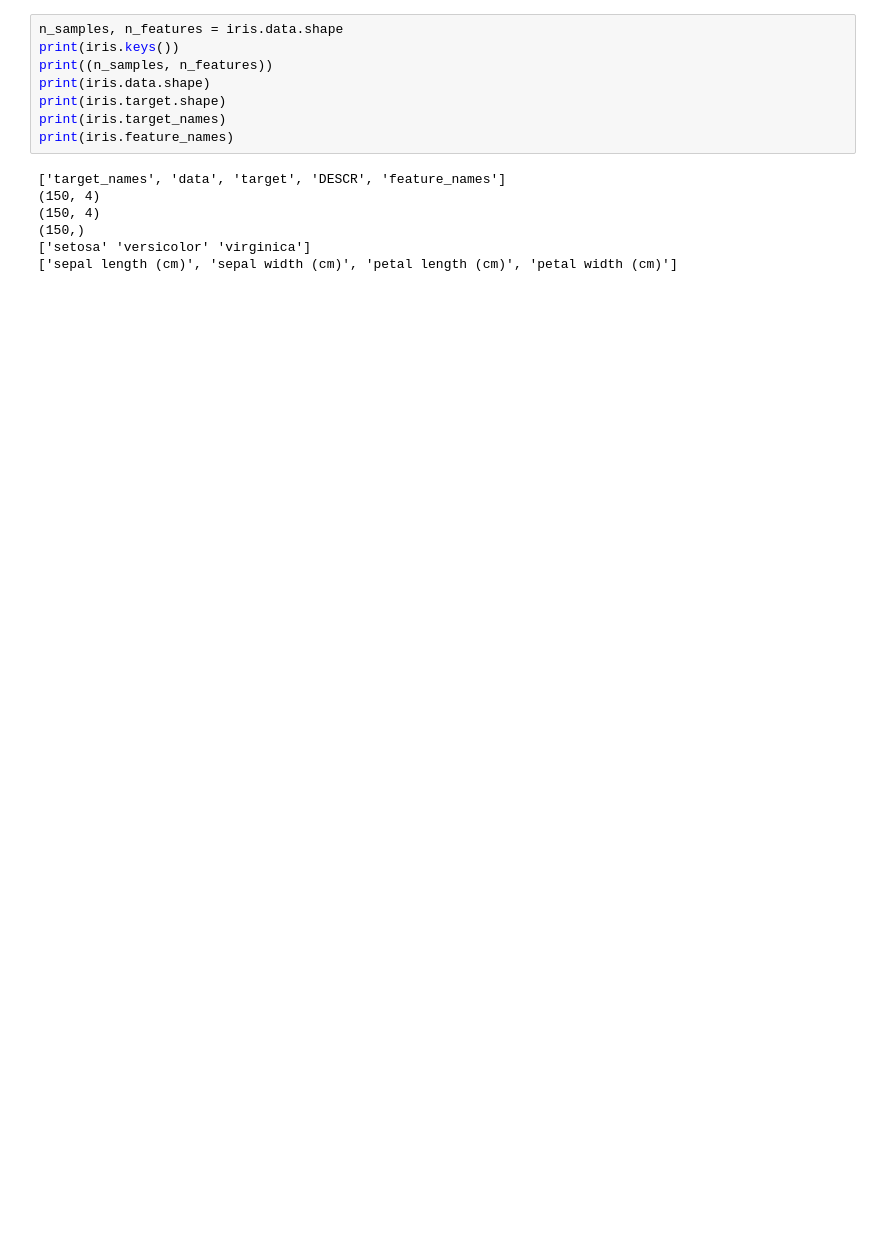
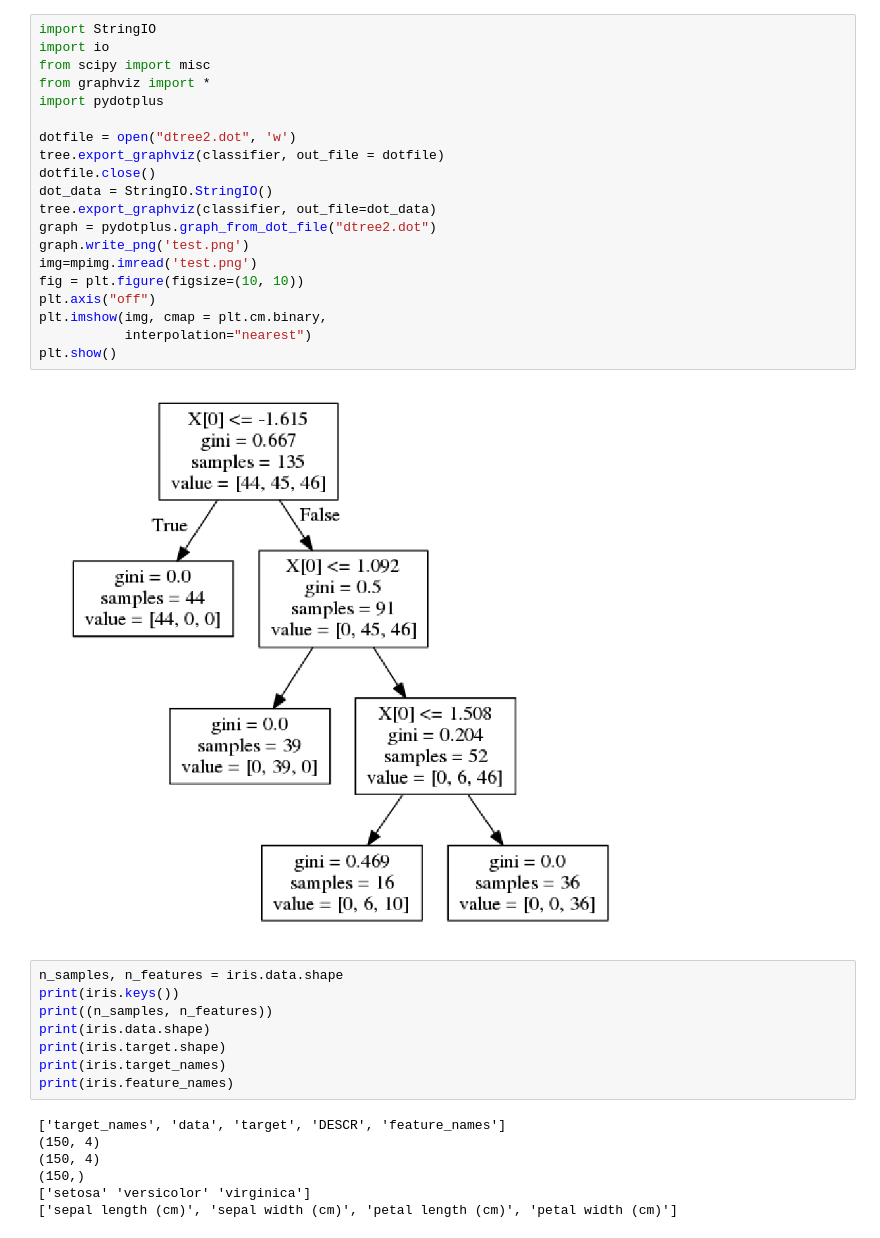
Before and after one commit to CarlosReyes1/c2017Fall, a Jupyter notebook: c191s18/Iris.ipynb, the cells around one changed output. Drawn from its saved outputs; the diff is of its cells as text; blank space fills up the shorter version.

```diff
--- a/c191s18/Iris.ipynb
+++ b/c191s18/Iris.ipynb
@@ -60,3 +61,25 @@ print iris.target.shape
+# %%
+import StringIO
+import io
+from scipy import misc
+from graphviz import *
+import pydotplus
+
+dotfile = open("dtree2.dot", 'w')
+tree.export_graphviz(classifier, out_file = dotfile)
+dotfile.close()
+dot_data = StringIO.StringIO()
+tree.export_graphviz(classifier, out_file=dot_data)
+graph = pydotplus.graph_from_dot_file("dtree2.dot")
+graph.write_png('test.png')
+img=mpimg.imread('test.png')
+fig = plt.figure(figsize=(10, 10))
+plt.axis("off")
+plt.imshow(img, cmap = plt.cm.binary,
+           interpolation="nearest")
+plt.show()
+# %% [output]
+[figure, added]
 # %%
 n_samples, n_features = iris.data.shape
 print(iris.keys())
```
Also changed, not shown: parts of 3 cells of this notebook, 2 other files.
